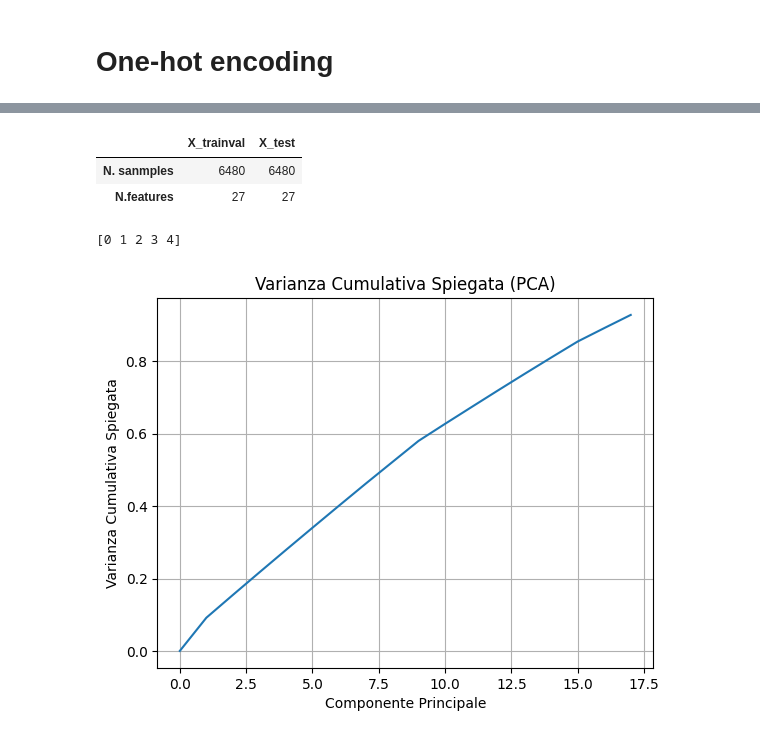
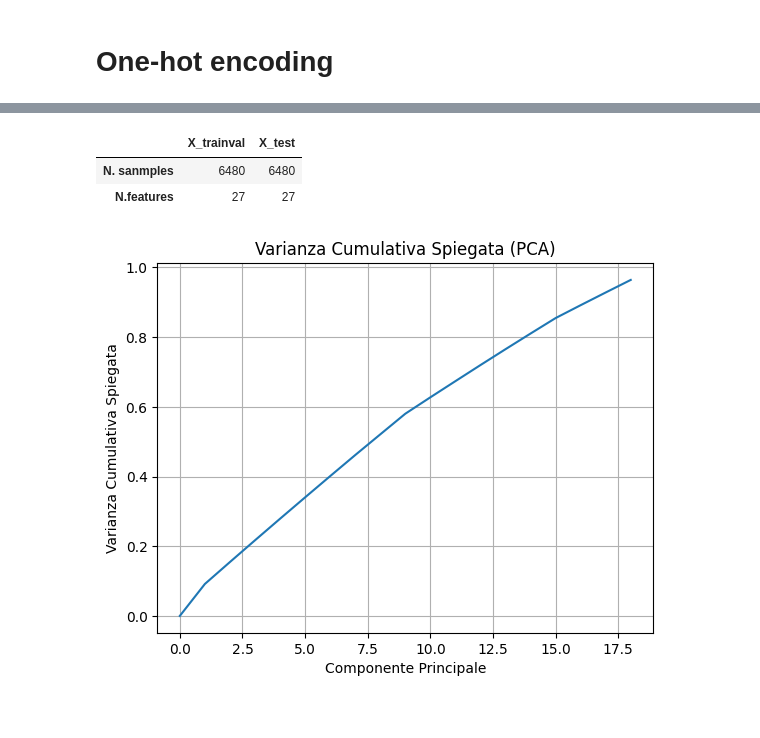
Before and after one commit to AlessioGiay/Progetto_MateIA, a Jupyter notebook: Progetto.ipynb, the cells around one changed output, grey strips where cells are left out. Cells and saved outputs as stored; diff of their text form; code cells hidden in the pictures.

```diff
--- a/Progetto.ipynb
+++ b/Progetto.ipynb
@@ -128,35 +105,33 @@ test_p = 0.5
 X_trainval, X_test, y_trainval, y_test = train_test_split(X, y, test_size=test_p, random_state=random_state, shuffle=True, stratify = y)
 
 display(pd.DataFrame({'X_trainval': X_trainval.shape, 'X_test': X_test.shape}, index=['N. sanmples', 'N.features']))
-
-print(np.unique(y_trainval))
 # %% [output]
 |  | X_trainval | X_test |
 | N. sanmples | 6480 | 6480 |
 | N.features | 27 | 27 |
-[0 1 2 3 4]
 # %%
 # Inizializzazione oggetto PCA
-pca = PCA(0.9)
+explvar_p = 0.95
+pca = PCA(n_components=explvar_p)
 # "Fit" dell'oggetto PCA
 X_trainval_pca = pca.fit_transform(X_trainval)
 X_test_pca = pca.transform(X_test)
 
 # Calcoliamo la varianza spiegata cumulativa
 expld_variance = np.insert(np.cumsum(pca.explained_variance_ratio_), 0, 0)
 
 # Creiamo il grafico della varianza cumulativa
 plt.figure()
 plt.plot(expld_variance)
 plt.title('Varianza Cumulativa Spiegata (PCA)')
 plt.xlabel('Componente Principale')
 plt.ylabel('Varianza Cumulativa Spiegata')
 
 # Impostiamo i ticks sugli assi x in base al numero di componenti principali
 #ticks = np.arange(1, pca_global.n_components_ + 1, step=1)
 #plt.xticks(ticks, labels=[f'PC{i}' for i in ticks], rotation=30)
 
 plt.grid()
 plt.show()
 # %% [output]
-[figure, old version]
+[figure, new version]
```
Also changed, not shown: parts of 7 cells of this notebook.
